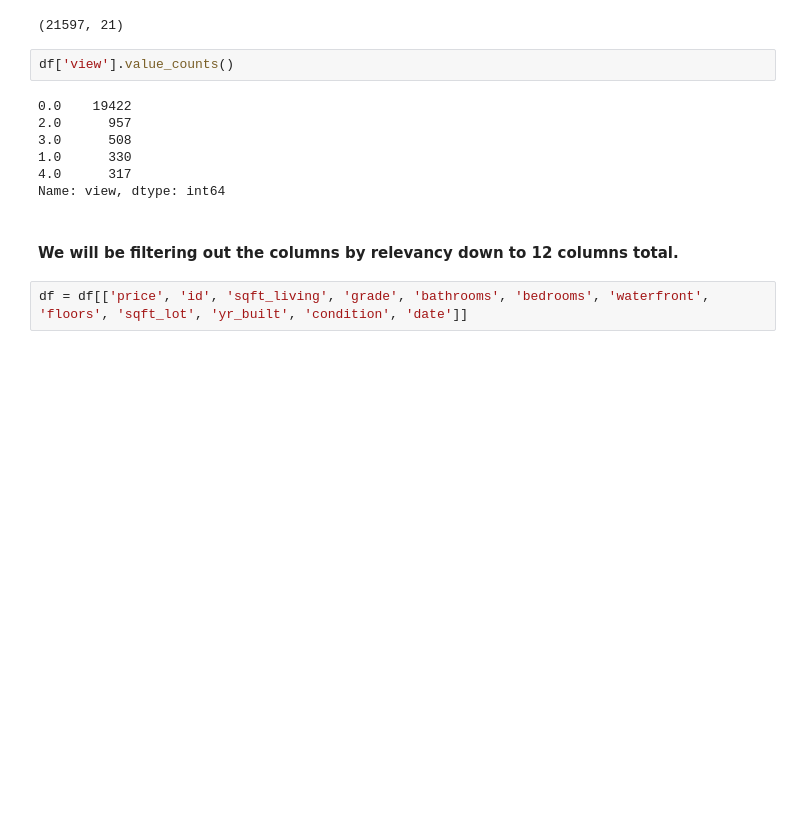
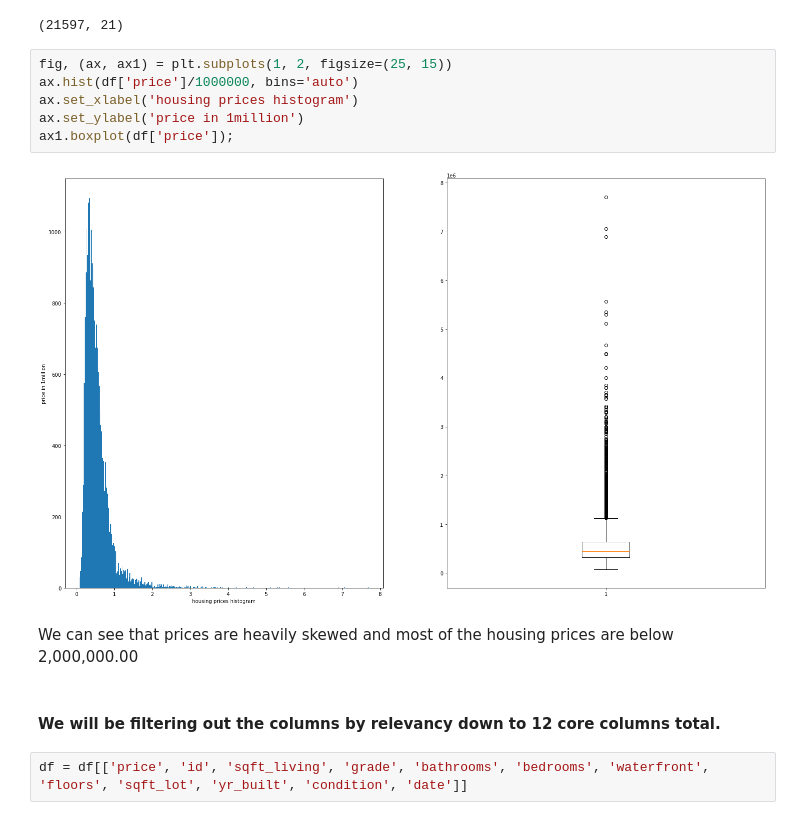
Before and after one commit to ekvu/phase_2_project_King_County_RE, a Jupyter notebook: ev working notebook.ipynb, the cells around one changed output. Cells and saved outputs as stored; diff of their text form; blank space fills up the shorter version.

```diff
--- a/ev working notebook.ipynb
+++ b/ev working notebook.ipynb
@@ -62,17 +70,18 @@ df = pd.read_csv('data/kc_house_data.csv')
 df.shape
 # %% [output]
 (21597, 21)
-# %%
-df['view'].value_counts()
-# %% [output]
-0.0    19422
-2.0      957
-3.0      508
-1.0      330
-4.0      317
-Name: view, dtype: int64
+# %%
+fig, (ax, ax1) = plt.subplots(1, 2, figsize=(25, 15))
+ax.hist(df['price']/1000000, bins='auto')
+ax.set_xlabel('housing prices histogram')
+ax.set_ylabel('price in 1million')
+ax1.boxplot(df['price']);
+# %% [output]
+[figure, added]
+# %% [markdown]
+We can see that prices are heavily skewed and most of the housing prices are below 2,000,000.00
 # %% [markdown]
-#### We will be filtering out the columns by relevancy down to 12 columns total.
+#### We will be filtering out the columns by relevancy down to 12 core columns total.
 # %%
 df = df[['price', 'id', 'sqft_living', 'grade', 'bathrooms', 'bedrooms', 'waterfront', 'floors', 'sqft_lot', 'yr_built', 'condition', 'date']]
 # %%
```
Also changed, not shown: parts of 84 cells of this notebook.
